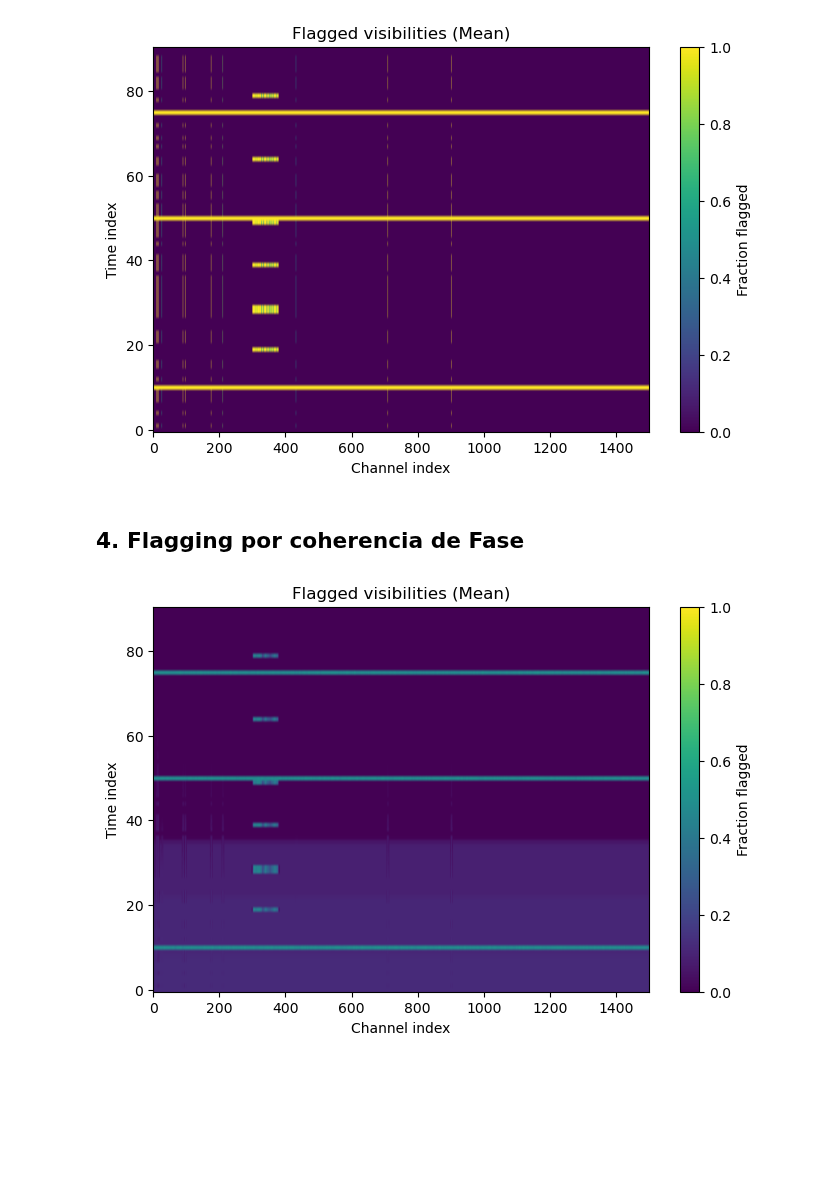
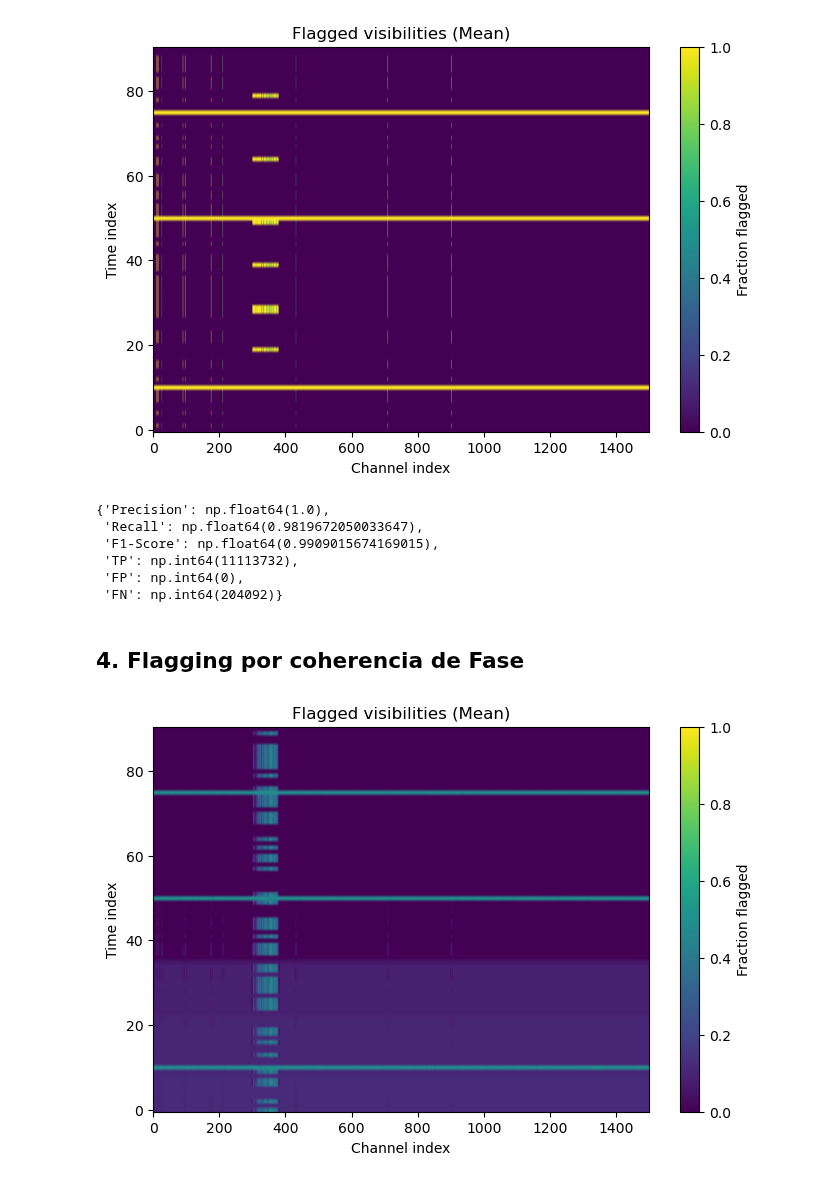
Before and after one commit to Mieres7/RadioInterferometry, a Jupyter notebook: TallerDeInvestigación/RFI.ipynb, the cells around one changed output. Saved outputs shown, nothing was run; the diff lists cells and outputs as text; code cells hidden in the pictures; blank space fills up the shorter version.

```diff
--- a/TallerDeInvestigación/RFI.ipynb
+++ b/TallerDeInvestigación/RFI.ipynb
@@ -88,7 +88,7 @@ V_rfi_bb, k_bb, f_rfi_bb = broadband_rfi(
     frequencies,
     amplitude=(0, 10),
     k_range=(300,378),
-    duty_cycle=0.1
+    duty_cycle=0.5
 )
 
 V_rfi_t, k_t = transient_rfi(
@@ -200,15 +218,24 @@ from modules.plots import plot_flag_map
 plot_flag_map(flags_amp, mode='mean')
 # %% [output]
 [figure]
+# %%
+calculate_rfi_metrics(predicted_mask=flags_amp, true_mask=true_mask)
+# %% [output]
+{'Precision': np.float64(1.0),
+ 'Recall': np.float64(0.9819672050033647),
+ 'F1-Score': np.float64(0.9909015674169015),
+ 'TP': np.int64(11113732),
+ 'FP': np.int64(0),
+ 'FN': np.int64(204092)}
 # %% [markdown]
 ## 4. Flagging por coherencia de Fase
 # %%
 from modules.flagging import phase_coherence_flagging
 
-mask_c = phase_coherence_flagging(V_corrupted, w=8)
+flags_coh = phase_coherence_flagging(V_corrupted, w=8)
 # %%
 from modules.plots import plot_flag_map
 
-plot_flag_map(mask_c, mode='mean')
+plot_flag_map(flags_coh, mode='mean')
 # %% [output]
-[figure, old version]
+[figure, new version]
```
Also changed, not shown: parts of 9 cells of this notebook, 7 other files.
